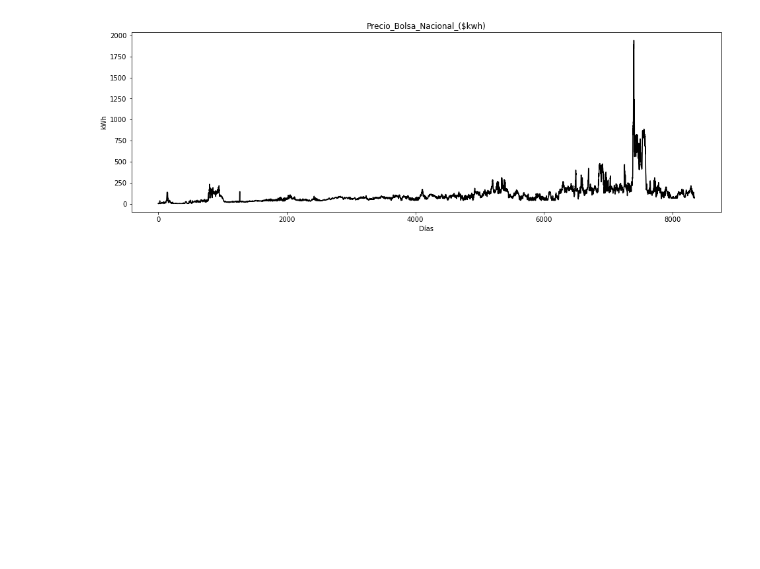
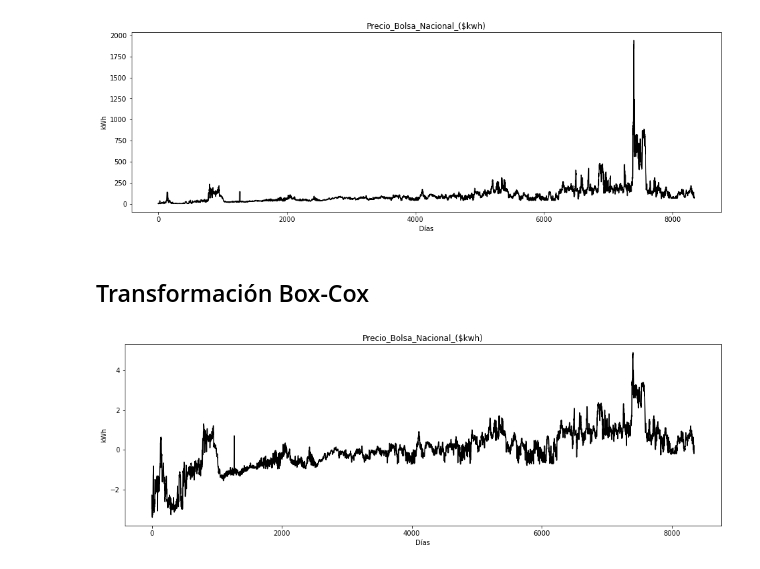
Before and after one commit to ann-2018-03/evaluacion-lfsalazarz, a Jupyter notebook: 01-precios-solucion.ipynb, the cells around one changed output. Cells and saved outputs as stored; diff of their text form; code cells hidden in the pictures; blank space fills up the shorter version.

Commit message:
Transformación del conjunto de datos

```diff
--- a/01-precios-solucion.ipynb
+++ b/01-precios-solucion.ipynb
@@ -100,11 +100,12 @@ Dataframe 2018, Final shape: (125, 26), duplicates: 0
 **Concatenar los años y eliminar filas na**
 # %%
 years = sorted(list(dfs))
-df_final = pd.concat([dfs[y] for y in years], axis=0)
-print(df_final.shape)
-df_final = df_final.dropna()
-print(df_final.shape)
-df_final.head()
+df_concatenated = pd.concat([dfs[y] for y in years], axis=0)
+
+print(df_concatenated.shape)
+df_concatenated = df_concatenated.dropna()
+print(df_concatenated.shape)
+df_concatenated.head()
 # %% [output]
 (8348, 2)
 (8341, 2)
@@ -125,2 +126,4 @@ plt.plot(df_final['mean'].values, color='black');
 # %% [output]
 [figure]
+# %% [markdown]
+## Transformación Box-Cox
@@ -126,0 +132,14 @@ plt.plot(df_final['mean'].values, color='black');
+# %%
+boxcox = PowerTransformer(method='box-cox')
+df_transformed = boxcox.fit_transform(df_concatenated['mean'].values.reshape(-1, 1))
+
+plt.figure(figsize=(16,5))
+plt.title('Precio_Bolsa_Nacional_($kwh)')
+plt.xlabel('Días')
+plt.ylabel('kWh')
+plt.plot(
+    df_transformed,
+    color='black'
+);
+# %% [output]
+[figure, added]
```
Also changed, not shown: parts of 3 cells of this notebook.
